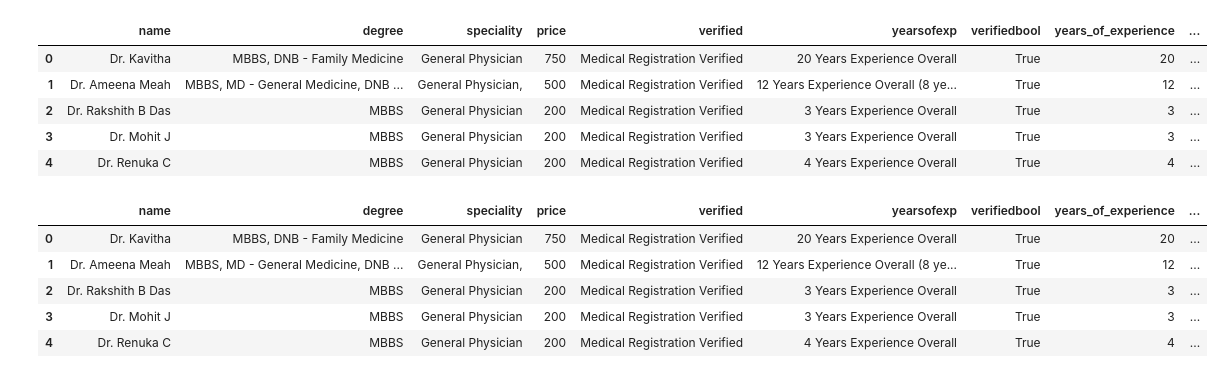
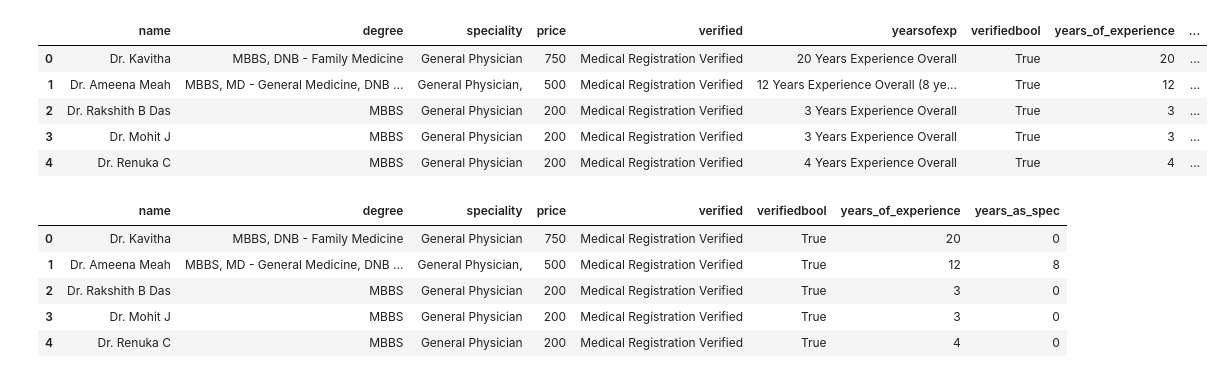
Before and after one commit to maulshreegarg/Practo, a Jupyter notebook: practo.ipynb, the cells around one changed output. Saved outputs shown, nothing was run; the diff lists cells and outputs as text; code cells hidden in the pictures.

```diff
--- a/practo.ipynb
+++ b/practo.ipynb
@@ -84,8 +98,9 @@ df.head()
 # %%
 df['years_as_spec']=df['years_as_spec'].str.replace('\)','')
 # %%
+df['years_as_spec']=df['years_as_spec'].str.strip()
+df['years_as_spec']=pd.to_numeric(df['years_as_spec'])
 
-df['years_as_spec']=pd.to_numeric(df['years_as_spec'])
 df.head()
 # %% [output]
 |  | name | degree | speciality | price | verified | yearsofexp | verifiedbool | years_of_experience | ... |
@@ -94,14 +109,16 @@ df.head()
 | 2 | Dr. Rakshith B Das | MBBS | General Physician | 200 | Medical Registration Verified | 3 Years Experience Overall | True | 3 | ... |
 | 3 | Dr. Mohit J | MBBS | General Physician | 200 | Medical Registration Verified | 3 Years Experience Overall | True | 3 | ... |
 | 4 | Dr. Renuka C | MBBS | General Physician | 200 | Medical Registration Verified | 4 Years Experience Overall | True | 4 | ... |
+# %%
+df['years_as_spec'] = df['years_as_spec'].fillna(0)
 # %%
-df['years_as_spec'].fillna(0, inplace=True)
-df['years_as_spec']=df['years_as_spec'].astype(int)
+df["years_as_spec"]=df["years_as_spec"].astype(int)
+df=df.drop(["yearsofexp"],axis=1)
 df.head()
 # %% [output]
-|  | name | degree | speciality | price | verified | yearsofexp | verifiedbool | years_of_experience | ... |
-| 0 | Dr. Kavitha | MBBS, DNB - Family Medicine | General Physician | 750 | Medical Registration Verified | 20 Years Experience Overall | True | 20 | ... |
-| 1 | Dr. Ameena Meah | MBBS, MD - General Medicine, DNB ... | General Physician, | 500 | Medical Registration Verified | 12 Years Experience Overall (8 ye... | True | 12 | ... |
-| 2 | Dr. Rakshith B Das | MBBS | General Physician | 200 | Medical Registration Verified | 3 Years Experience Overall | True | 3 | ... |
-| 3 | Dr. Mohit J | MBBS | General Physician | 200 | Medical Registration Verified | 3 Years Experience Overall | True | 3 | ... |
-| 4 | Dr. Renuka C | MBBS | General Physician | 200 | Medical Registration Verified | 4 Years Experience Overall | True | 4 | ... |
+|  | name | degree | speciality | price | verified | verifiedbool | years_of_experience | years_as_spec |
+| 0 | Dr. Kavitha | MBBS, DNB - Family Medicine | General Physician | 750 | Medical Registration Verified | True | 20 | 0 |
+| 1 | Dr. Ameena Meah | MBBS, MD - General Medicine, DNB ... | General Physician, | 500 | Medical Registration Verified | True | 12 | 8 |
+| 2 | Dr. Rakshith B Das | MBBS | General Physician | 200 | Medical Registration Verified | True | 3 | 0 |
+| 3 | Dr. Mohit J | MBBS | General Physician | 200 | Medical Registration Verified | True | 3 | 0 |
+| 4 | Dr. Renuka C | MBBS | General Physician | 200 | Medical Registration Verified | True | 4 | 0 |
```
Also changed, not shown: parts of 4 cells of this notebook.
